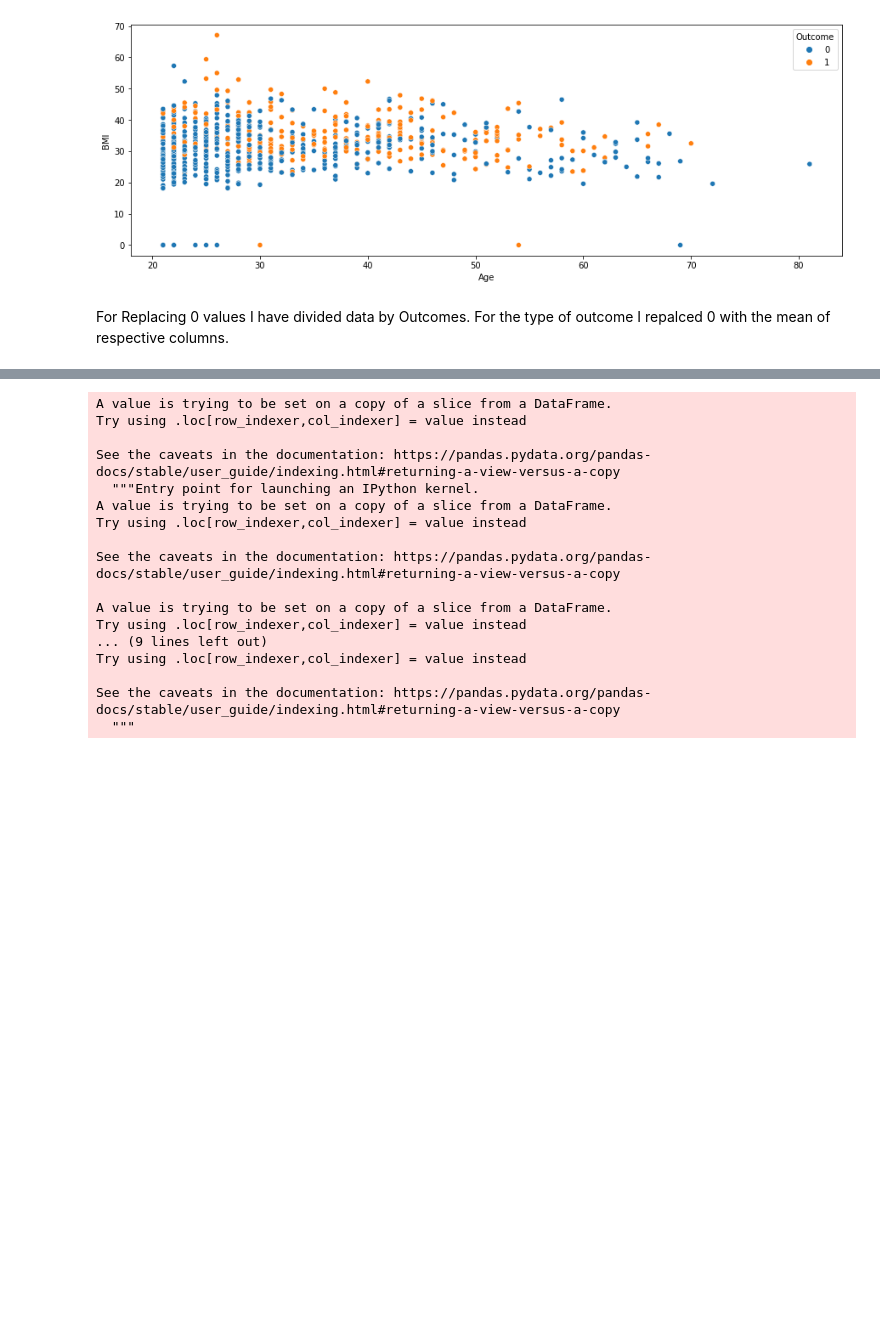
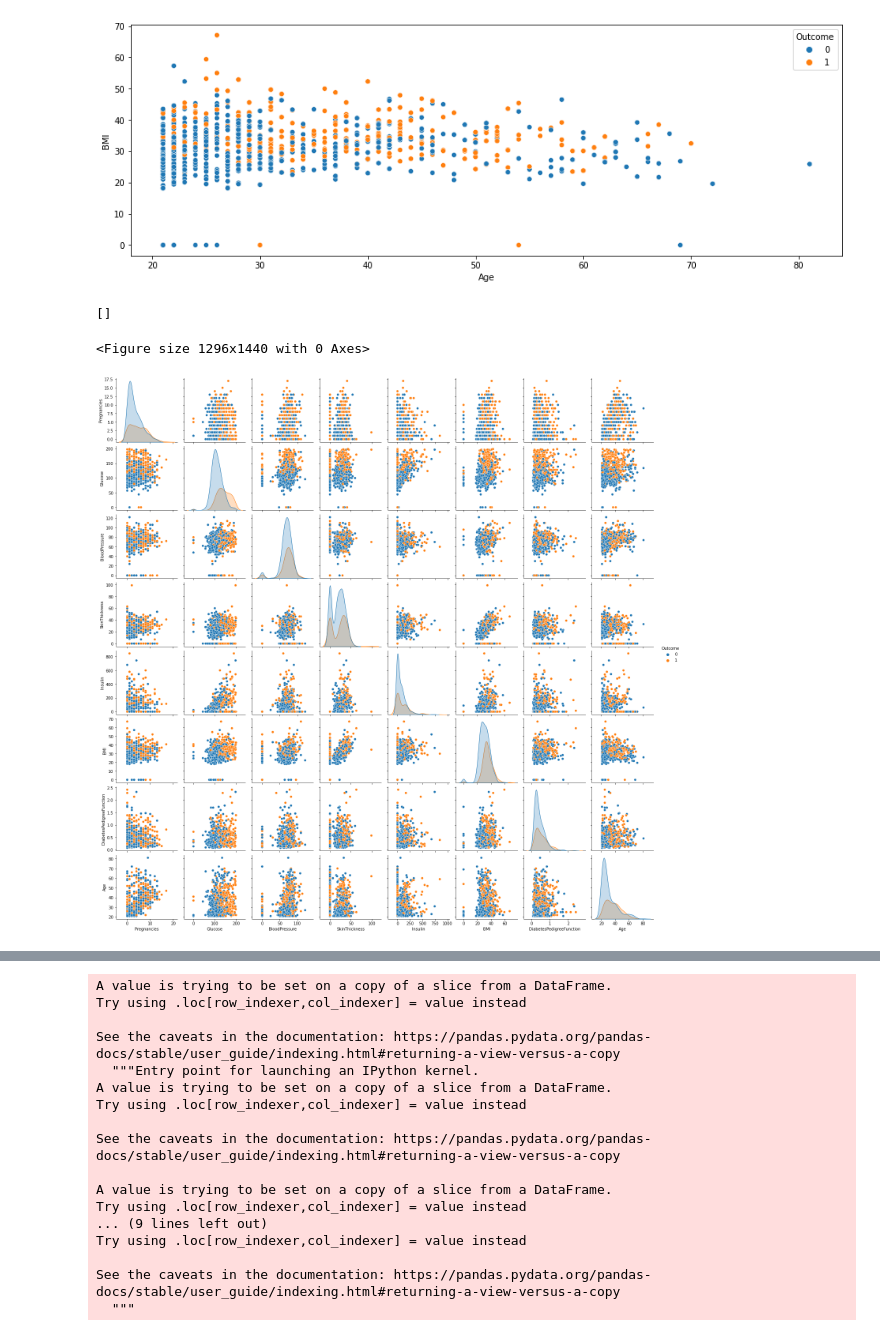
Before and after one commit to mohtashim0007/Machine-Learning-Projects, a Jupyter notebook: DiabetesPrediction.ipynb, the cells around one changed output, grey strips where cells are left out. Drawn from its saved outputs; the diff is of its cells as text; code cells hidden in the pictures; blank space fills up the shorter version.

```diff
--- a/DiabetesPrediction.ipynb
+++ b/DiabetesPrediction.ipynb
@@ -124,8 +124,10 @@ plt.plot()
 []
 [figure]
 # %%
-# fig = plt.figure(figsize = (18,20))
-# sns.pairplot(data = df, hue = 'Outcome')
-# plt.plot()
+fig = plt.figure(figsize = (18,20))
+sns.pairplot(data = df, hue = 'Outcome')
+plt.plot()
+# %% [output]
+[]
+<Figure size 1296x1440 with 0 Axes>
+[figure, added]
-# %% [markdown]
-For Replacing 0 values I have divided data by Outcomes. For the type of outcome I repalced 0 with the mean of respective columns.
```
Also changed, not shown: parts of 2 cells of this notebook.
